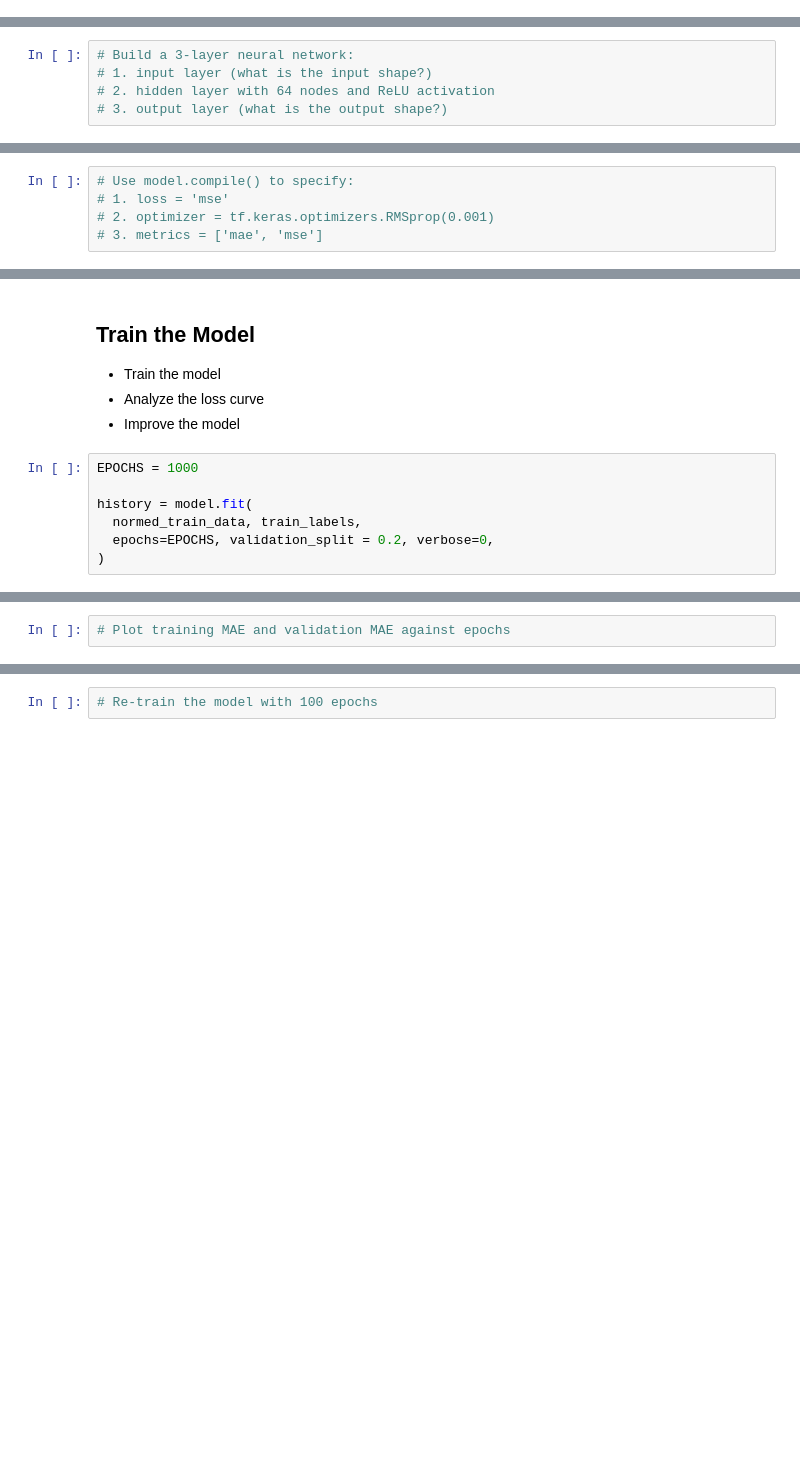
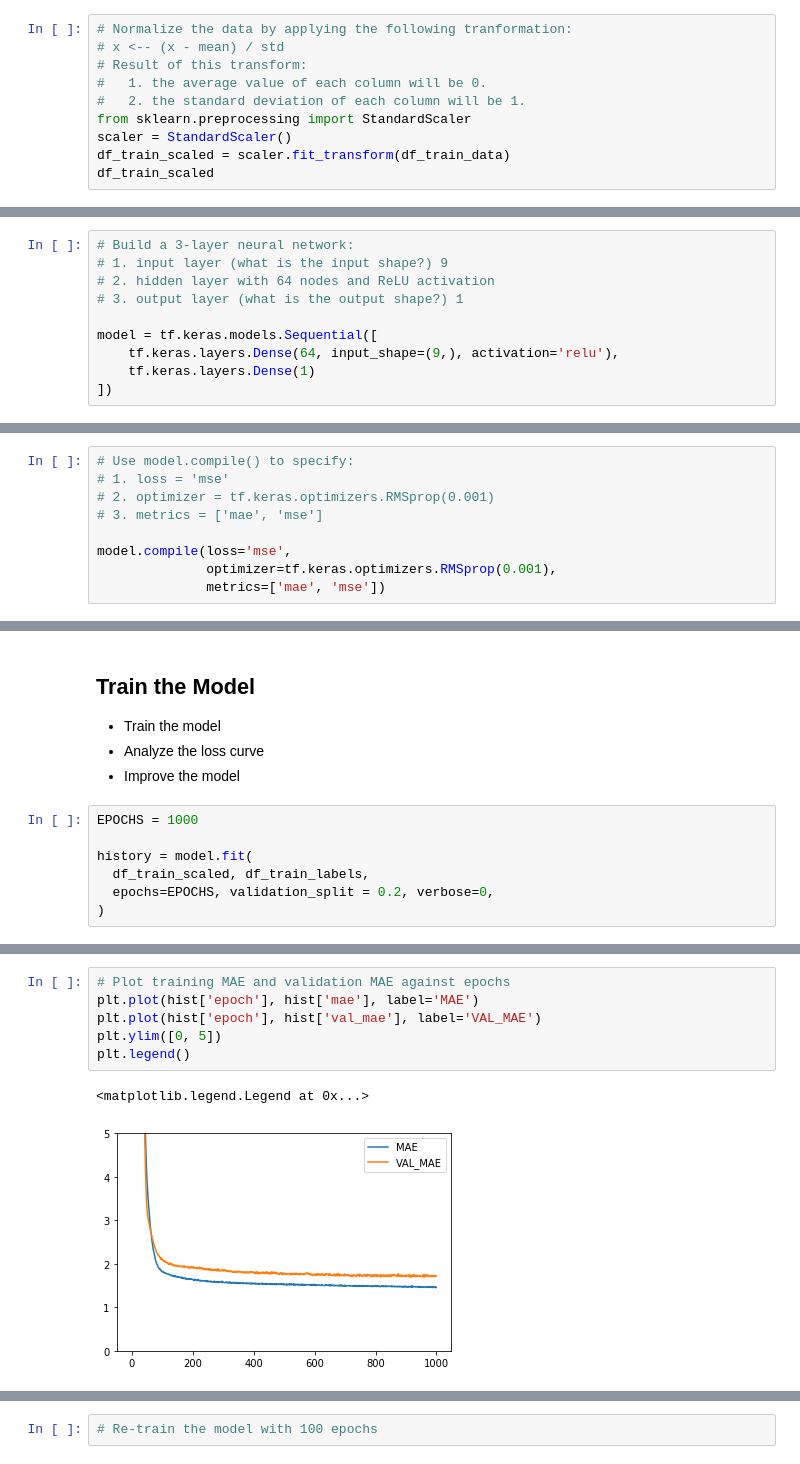
Before and after one commit to ch00226855/CMP414-765_Spring2020, a Jupyter notebook: Week13_DeepLearningForRegression.ipynb, the cells around one changed output, grey strips where cells are left out. Drawn from its saved outputs; the diff is of its cells as text; blank space fills up the shorter version.

```diff
--- a/Week13_DeepLearningForRegression.ipynb
+++ b/Week13_DeepLearningForRegression.ipynb
@@ -181,0 +191,10 @@ df_test_data.head()
+# %%
+# Normalize the data by applying the following tranformation:
+# x <-- (x - mean) / std
+# Result of this transform:
+#   1. the average value of each column will be 0.
+#   2. the standard deviation of each column will be 1.
+from sklearn.preprocessing import StandardScaler
+scaler = StandardScaler()
+df_train_scaled = scaler.fit_transform(df_train_data)
+df_train_scaled
@@ -182,5 +231,10 @@ df_test_data.head()
 # %%
 # Build a 3-layer neural network:
-# 1. input layer (what is the input shape?)
+# 1. input layer (what is the input shape?) 9
 # 2. hidden layer with 64 nodes and ReLU activation
-# 3. output layer (what is the output shape?)
+# 3. output layer (what is the output shape?) 1
+
+model = tf.keras.models.Sequential([
+    tf.keras.layers.Dense(64, input_shape=(9,), activation='relu'),
+    tf.keras.layers.Dense(1)
+])
@@ -189,3 +259,7 @@ df_test_data.head()
 # 1. loss = 'mse'
 # 2. optimizer = tf.keras.optimizers.RMSprop(0.001)
 # 3. metrics = ['mae', 'mse']
+
+model.compile(loss='mse',
+              optimizer=tf.keras.optimizers.RMSprop(0.001),
+              metrics=['mae', 'mse'])
@@ -200,7 +272,7 @@ df_test_data.head()
 EPOCHS = 1000
 
 history = model.fit(
-  normed_train_data, train_labels,
+  df_train_scaled, df_train_labels,
   epochs=EPOCHS, validation_split = 0.2, verbose=0,
 )
 # %%
@@ -212,4 +291,11 @@ hist.head()
 # %%
 # Plot training MAE and validation MAE against epochs
+plt.plot(hist['epoch'], hist['mae'], label='MAE')
+plt.plot(hist['epoch'], hist['val_mae'], label='VAL_MAE')
+plt.ylim([0, 5])
+plt.legend()
+# %% [output]
+<matplotlib.legend.Legend at 0x...>
+[figure, added]
 # %%
 # Plot training MSE and validation MSE against epochs
```
Also changed, not shown: parts of 18 cells of this notebook.
